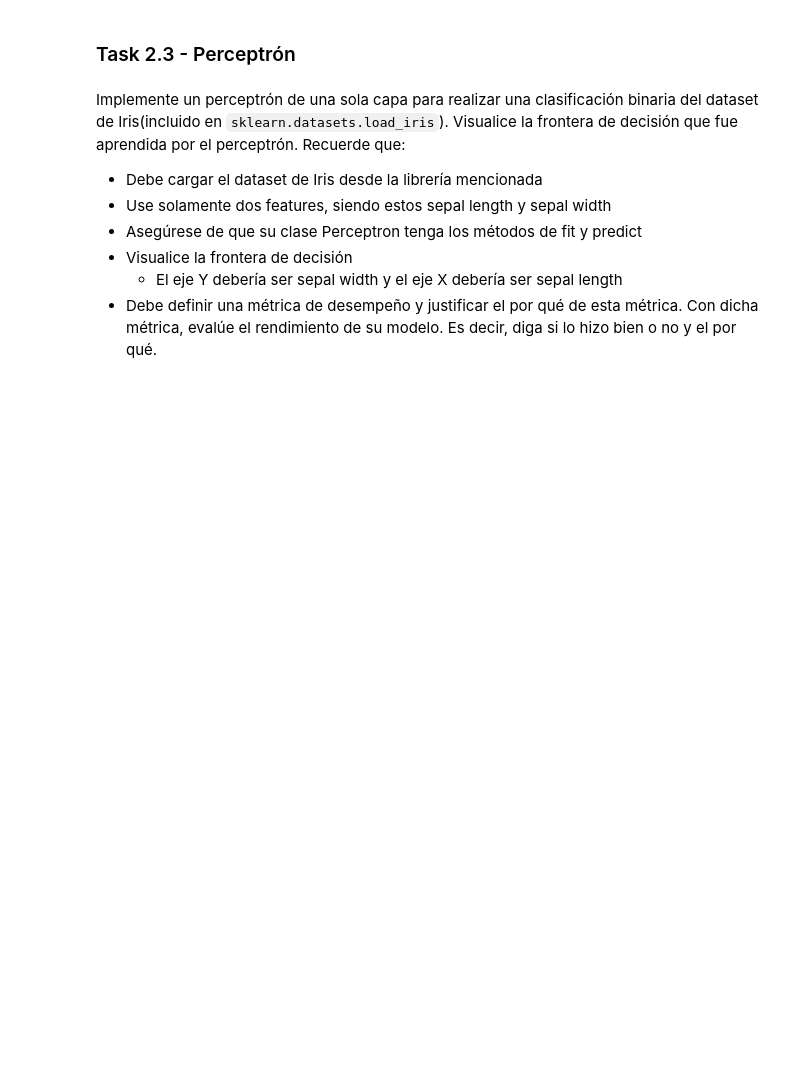
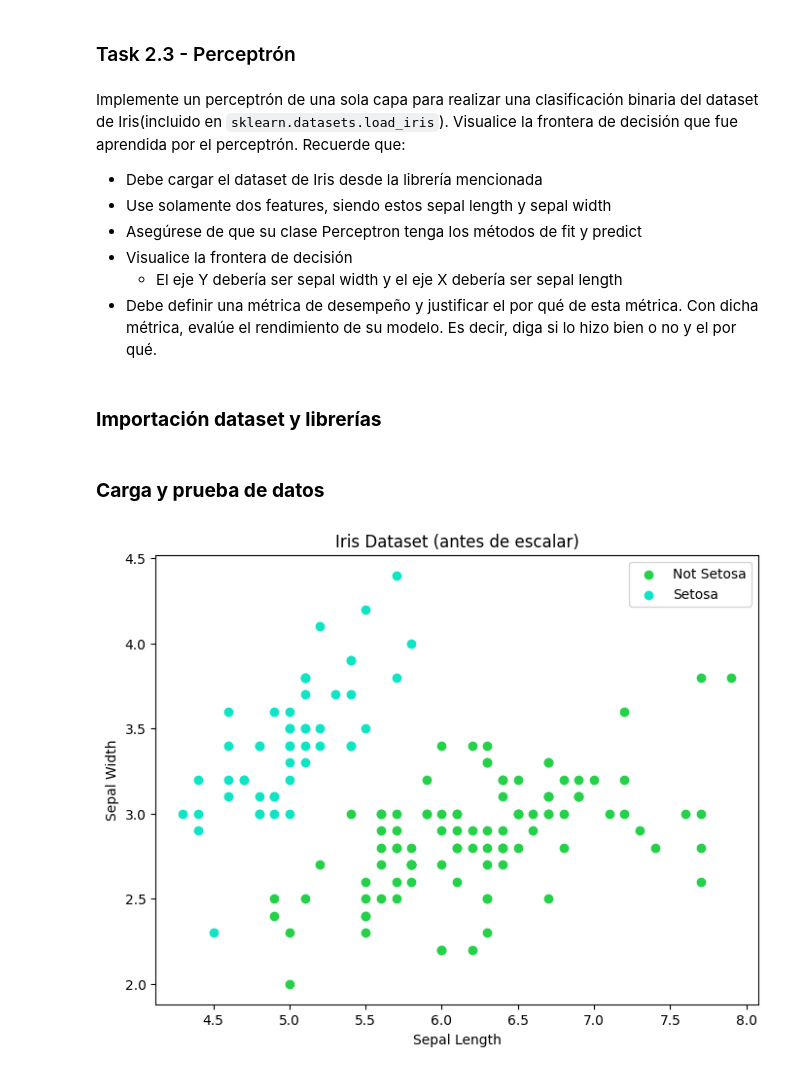
Before and after one commit to FabianKel/LAB3-IA, a Jupyter notebook: LAB3-IA.ipynb, the cells around one changed output. Drawn from its saved outputs; the diff is of its cells as text; code cells hidden in the pictures; blank space fills up the shorter version.

```diff
--- a/LAB3-IA.ipynb
+++ b/LAB3-IA.ipynb
@@ -85,3 +91,5 @@ Recuerde que:
 * Visualice la frontera de decisión
     * El eje Y debería ser sepal width y el eje X debería ser sepal length
 * Debe definir una métrica de desempeño y justificar el por qué de esta métrica. Con dicha métrica, evalúe el rendimiento de su modelo. Es decir, diga si lo hizo bien o no y el por qué.
+# %% [markdown]
+### **Importación dataset y librerías**
@@ -87,0 +100,23 @@ Recuerde que:
+# %% [markdown]
+### **Carga y prueba de datos**
+# %%
+# Dataset Iris
+iris = load_iris()
+
+# sepal length y sepal width
+X = iris.data[:, [0, 1]]
+
+# Convertir a clasificación binaria: Setosa (1) vs Others (0)
+y = (iris.target == 0).astype(int)
+
+# Visualizar los datos sin procesar
+plt.figure(figsize=(8, 6))
+plt.scatter(X[y == 0, 0], X[y == 0, 1], color='#24d149', label='Not Setosa')
+plt.scatter(X[y == 1, 0], X[y == 1, 1], color='#0fe5c4', label='Setosa')
+plt.xlabel('Sepal Length')
+plt.ylabel('Sepal Width')
+plt.title('Iris Dataset (antes de escalar)')
+plt.legend()
+plt.show()
+# %% [output]
+[figure, added]
```
Also changed, not shown: parts of 13 cells of this notebook, 1 other file.
